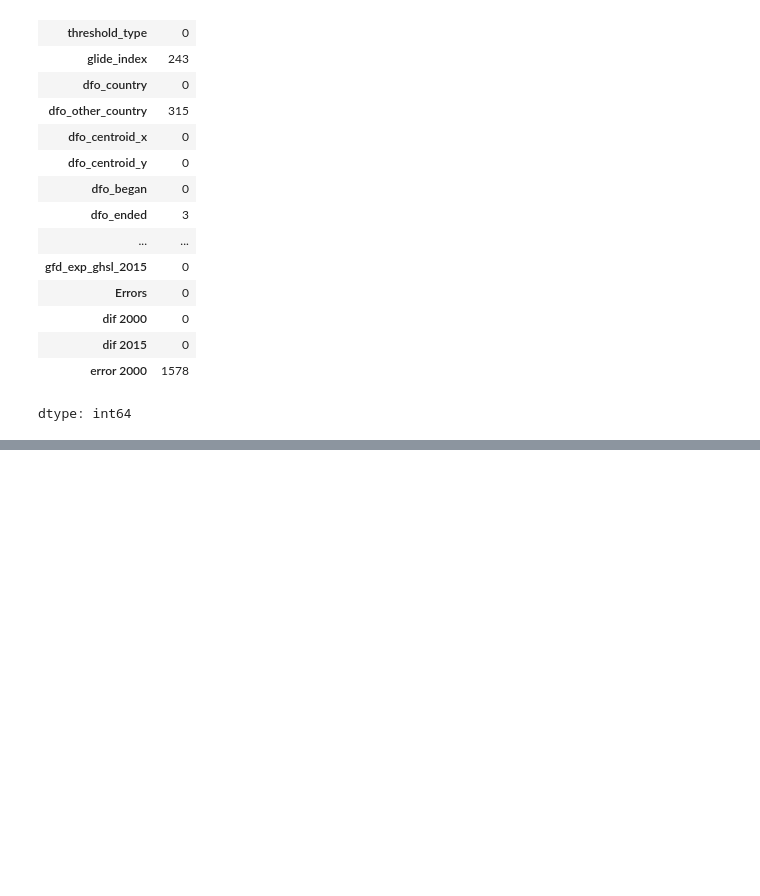
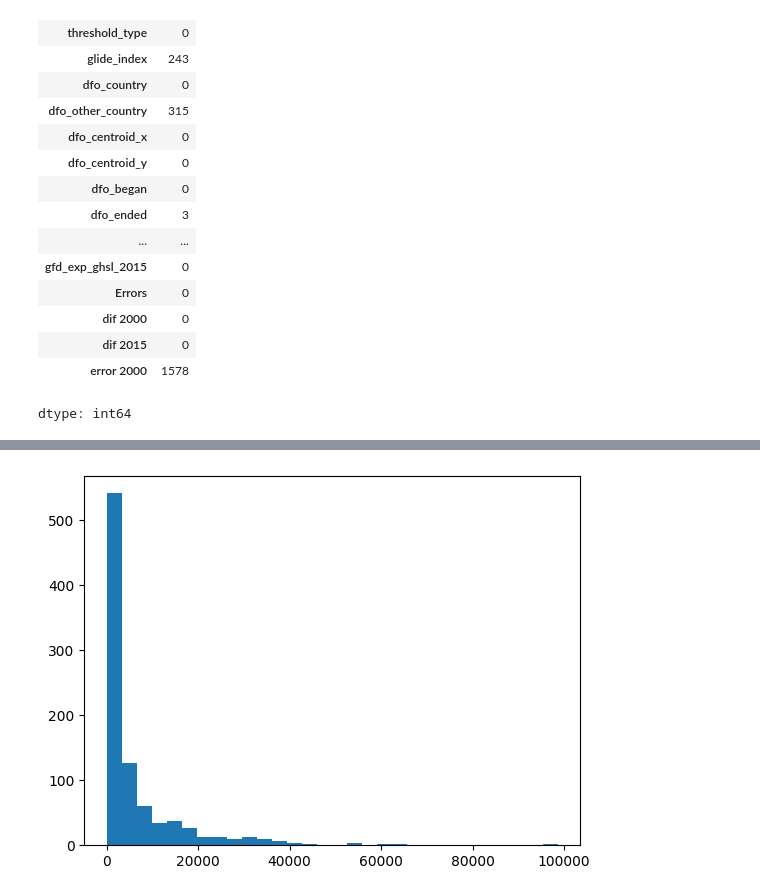
Before and after one commit to Konwalai1111/BSC_DPDM2025, a Jupyter notebook: Ch3_Data_Preprocessing.ipynb, the cells around one changed output, grey strips where cells are left out. Saved outputs shown, nothing was run; the diff lists cells and outputs as text; code cells hidden in the pictures; blank space fills up the shorter version.

```diff
--- a/Ch3_Data_Preprocessing.ipynb
+++ b/Ch3_Data_Preprocessing.ipynb
@@ -283,0 +322,4 @@ dtype: int64
+# %%
+outputhist = plt.hist(flood['gfd_area'],30)
+# %% [output]
+[figure, added]
```
Also changed, not shown: parts of 31 cells of this notebook.
